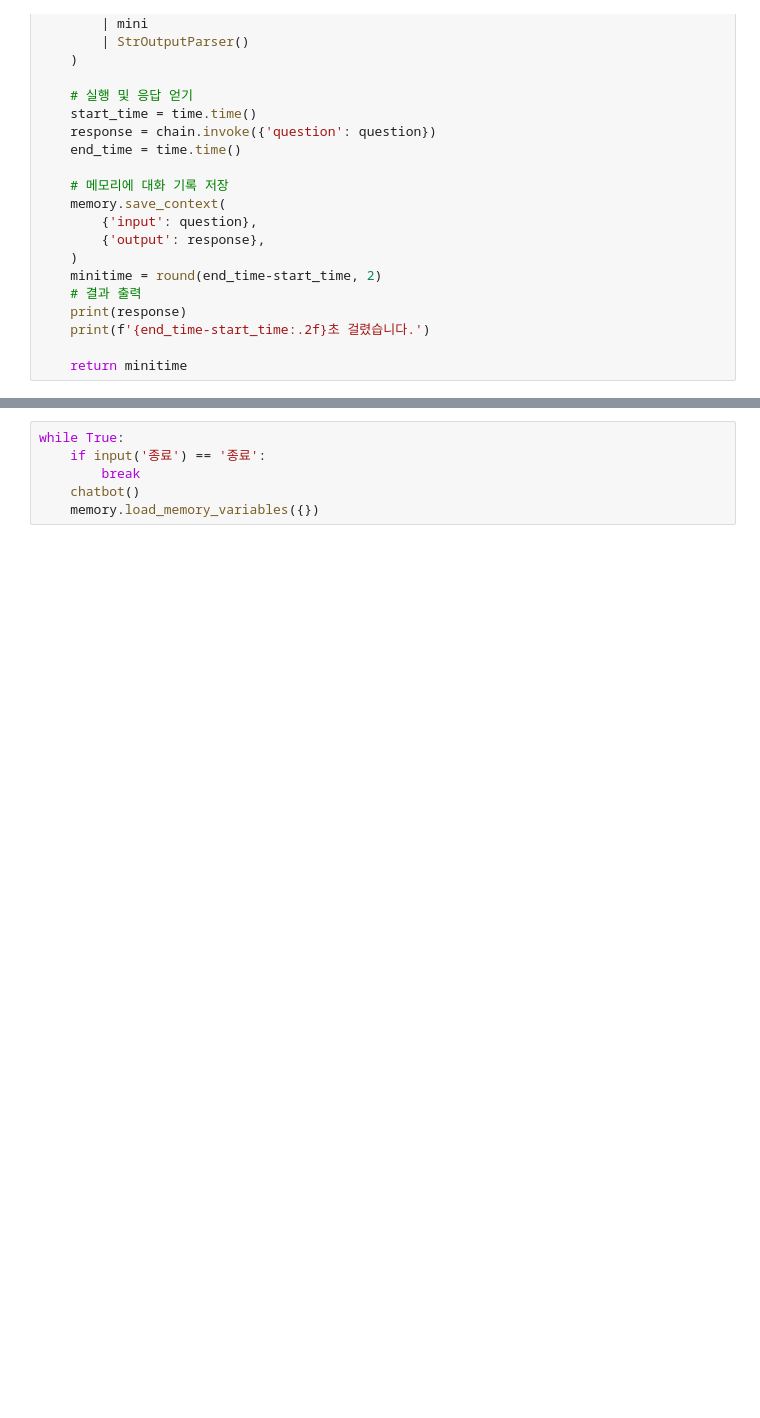
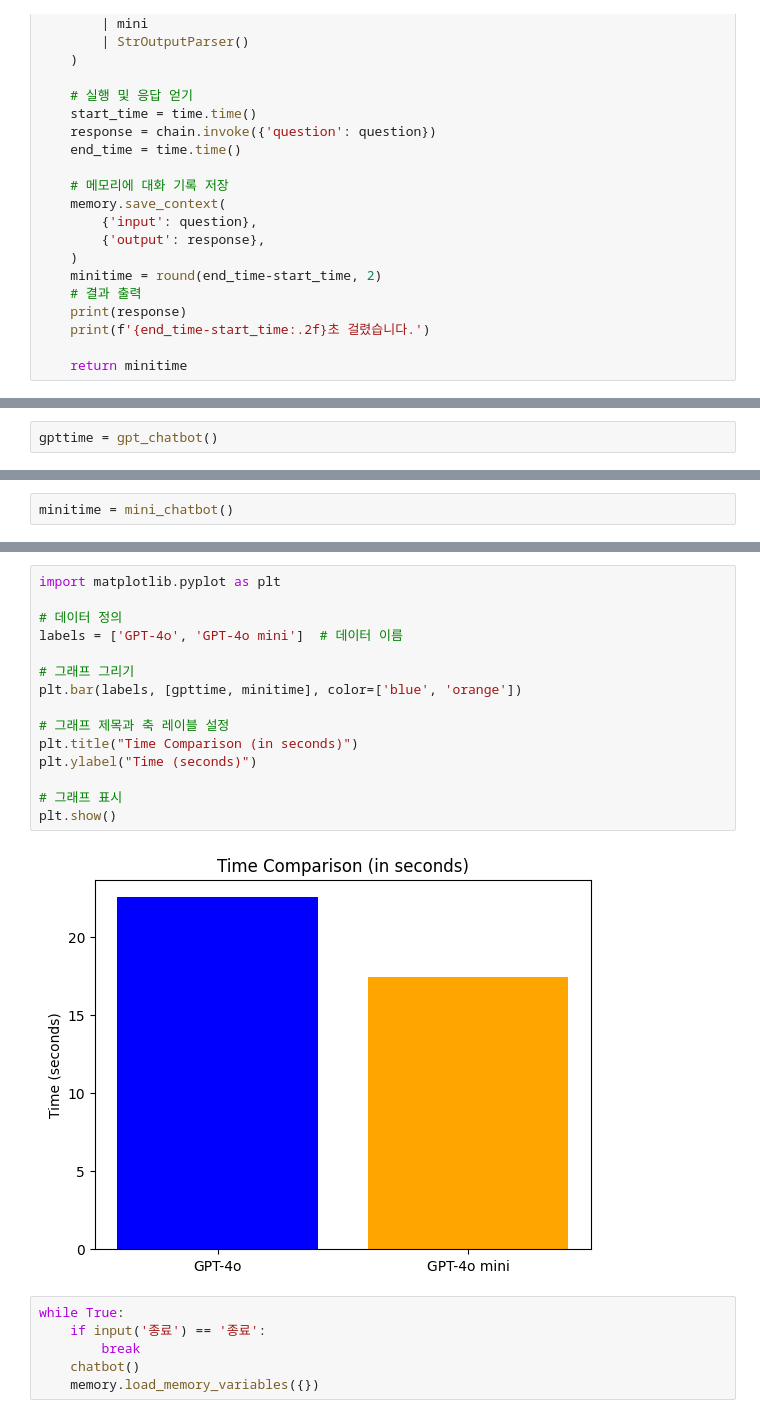
Before and after one commit to sesac-middle-project/recruit-information-chatbot, a Jupyter notebook: GPT-4o-mini/gpt_mini.ipynb, the cells around one changed output, grey strips where cells are left out. Saved outputs shown, nothing was run; the diff lists cells and outputs as text; blank space fills up the shorter version.

```diff
--- a/GPT-4o-mini/gpt_mini.ipynb
+++ b/GPT-4o-mini/gpt_mini.ipynb
@@ -266,0 +247,2 @@ chatbot()
+# %%
+gpttime = gpt_chatbot()
@@ -266,0 +267,2 @@ chatbot()
+# %%
+minitime = mini_chatbot()
@@ -267,3 +287,20 @@ chatbot()
+# %%
+import matplotlib.pyplot as plt
+
+# 데이터 정의
+labels = ['GPT-4o', 'GPT-4o mini']  # 데이터 이름
+
+# 그래프 그리기
+plt.bar(labels, [gpttime, minitime], color=['blue', 'orange'])
+
+# 그래프 제목과 축 레이블 설정
+plt.title("Time Comparison (in seconds)")
+plt.ylabel("Time (seconds)")
+
+# 그래프 표시
+plt.show()
+# %% [output]
+[figure, added]
 # %%
 while True:
     if input('종료') == '종료':
```
Also changed, not shown: parts of 3 cells of this notebook, 1 other file.
